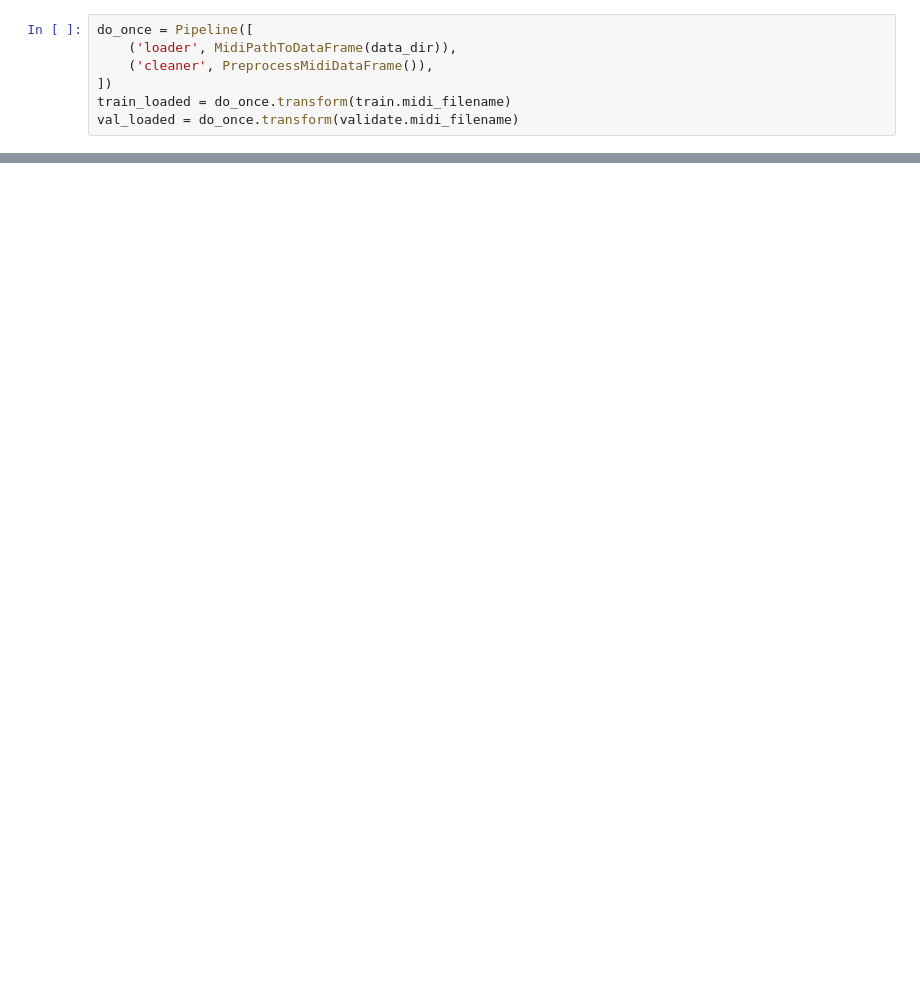
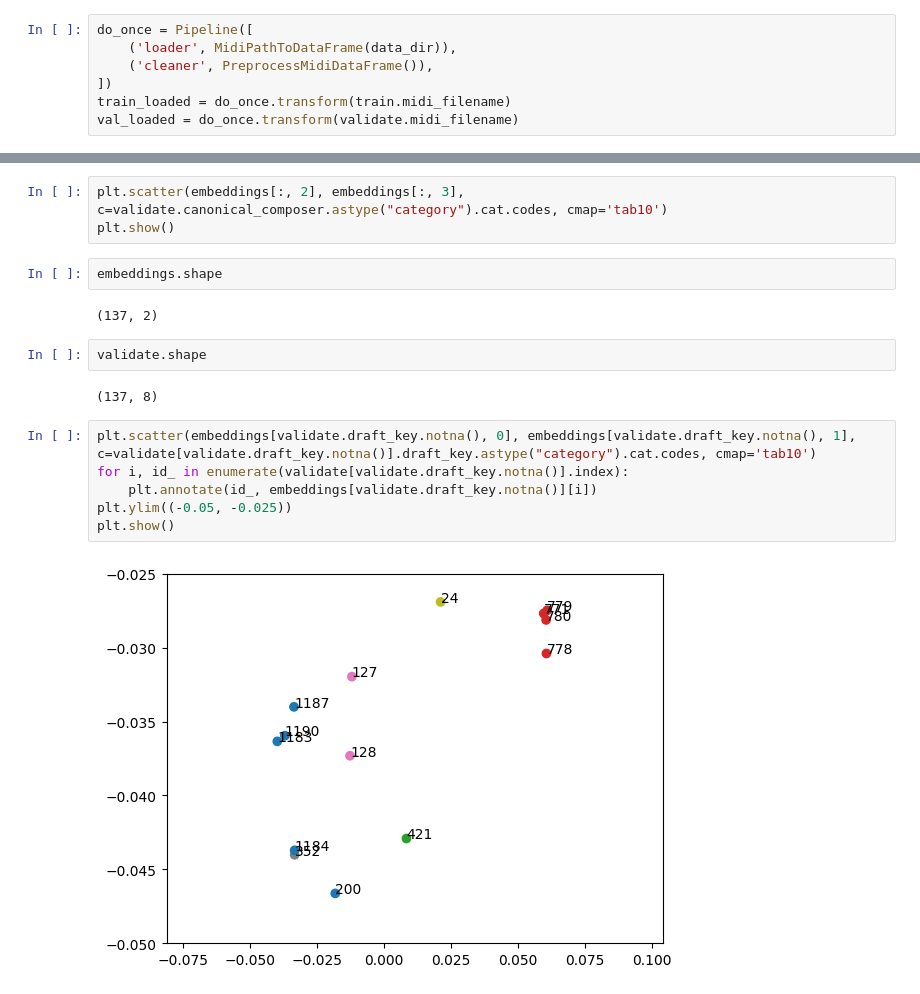
Before and after one commit to cloughurd/melodies, a Jupyter notebook: experiments/ModelCompare.ipynb, the cells around one changed output, grey strips where cells are left out. Saved outputs shown, nothing was run; the diff lists cells and outputs as text; blank space fills up the shorter version.

```diff
--- a/experiments/ModelCompare.ipynb
+++ b/experiments/ModelCompare.ipynb
@@ -87,0 +143,19 @@ NfIsf Iso4 kmeans
+# %%
+plt.scatter(embeddings[:, 2], embeddings[:, 3], c=validate.canonical_composer.astype("category").cat.codes, cmap='tab10')
+plt.show()
+# %%
+embeddings.shape
+# %% [output]
+(137, 2)
+# %%
+validate.shape
+# %% [output]
+(137, 8)
+# %%
+plt.scatter(embeddings[validate.draft_key.notna(), 0], embeddings[validate.draft_key.notna(), 1], c=validate[validate.draft_key.notna()].draft_key.astype("category").cat.codes, cmap='tab10')
+for i, id_ in enumerate(validate[validate.draft_key.notna()].index):
+    plt.annotate(id_, embeddings[validate.draft_key.notna()][i])
+plt.ylim((-0.05, -0.025))
+plt.show()
+# %% [output]
+[figure, added]
```
Also changed, not shown: parts of 10 cells of this notebook, 2 other files.
